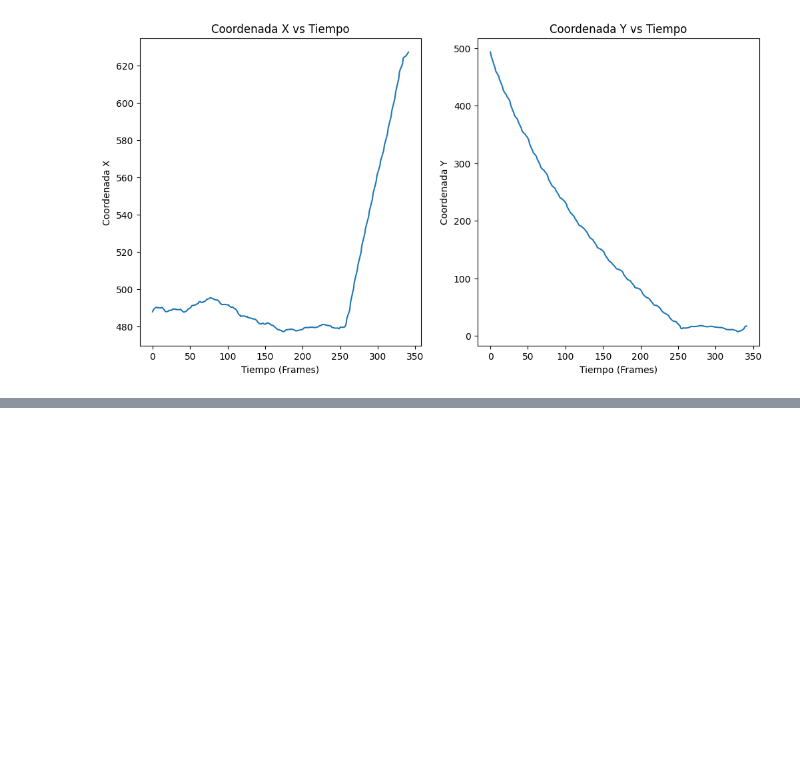
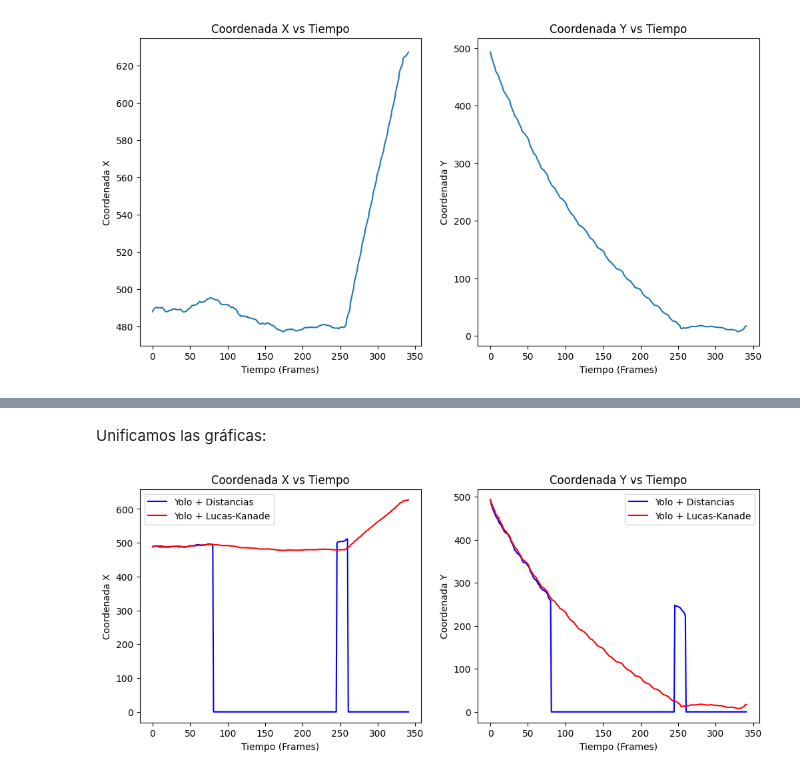
Before and after one commit to lunahernandez/PIAV, a Jupyter notebook: 07/flujo_optico.ipynb, the cells around one changed output, grey strips where cells are left out. Cells and saved outputs as stored; diff of their text form; code cells hidden in the pictures; blank space fills up the shorter version.

Commit message:
P07 graphics

```diff
--- a/07/flujo_optico.ipynb
+++ b/07/flujo_optico.ipynb
@@ -1464,21 +1464,21 @@ Graficamos las coordenadas X e Y con respecto al tiempo (medido en frames):
 
 import matplotlib.pyplot as plt
 
-t = np.linspace(0, len(history_points), num=len(history_points))
-x_points = []
-y_points = []
+t1 = np.linspace(0, len(history_points), num=len(history_points))
+x1_points = []
+y1_points = []
 for point in history_points:
-    x_points.append(int(point[0]))
-    y_points.append(int(point[1]))
+    x1_points.append(int(point[0]))
+    y1_points.append(int(point[1]))
 
 plt.figure(1, (12, 6))
 plt.subplot(1, 2, 1)
-plt.plot(t, x_points)
+plt.plot(t1, x1_points)
 plt.ylabel("Coordenada X")
 plt.xlabel("Tiempo (Frames)")
 plt.title("Coordenada X vs Tiempo")
 plt.subplot(1, 2, 2)
-plt.plot(t, y_points)
+plt.plot(t1, y1_points)
 plt.ylabel("Coordenada Y")
 plt.xlabel("Tiempo (Frames)")
 plt.title("Coordenada Y vs Tiempo")
@@ -1613,22 +1613,22 @@ A continuación, graficamos las coordenadas X e Y con respecto al tiempo:
 
 import matplotlib.pyplot as plt
 
-t = np.linspace(0, len(history_points), num=len(history_points))
-x_points = []
-y_points = []
+t2 = np.linspace(0, len(history_points), num=len(history_points))
+x2_points = []
+y2_points = []
 for point in history_points:
-    x_points.append(point.reshape(-1)[0])
-    y_points.append(point.reshape(-1)[1])
+    x2_points.append(point.reshape(-1)[0])
+    y2_points.append(point.reshape(-1)[1])
 
 print(len(history_points))
 plt.figure(1, (12, 6))
 plt.subplot(1, 2, 1)
-plt.plot(t, x_points)
+plt.plot(t2, x2_points)
 plt.ylabel("Coordenada X")
 plt.xlabel("Tiempo (Frames)")
 plt.title("Coordenada X vs Tiempo")
 plt.subplot(1, 2, 2)
-plt.plot(t, y_points)
+plt.plot(t2, y2_points)
 plt.ylabel("Coordenada Y")
 plt.xlabel("Tiempo (Frames)")
 plt.title("Coordenada Y vs Tiempo")
@@ -1644,3 +1644,24 @@ Atentiendo a las gráficas obtenidas, concluimos que al realizar el seguimiento
 No obtante, cuando la persona ya no está en la imagen, Lucas-Kanade sigue otro punto que se cruza y, por eso, pasados los 250 frames, la coordenada X aumenta drásticamente. Esto se puede observar en la siguiente imagen:
 
 ![yolo_lk_frame317.png](output/yolo/yolo_lk_frame317.png)
+# %% [markdown]
+Unificamos las gráficas:
+# %%
+plt.figure(1, (12, 10))
+plt.subplot(2, 2, 1)
+plt.plot(t1, x1_points, label="Yolo + Distancias", color="b")
+plt.plot(t2, x2_points, label="Yolo + Lucas-Kanade", color="r")
+plt.ylabel("Coordenada X")
+plt.xlabel("Tiempo (Frames)")
+plt.title("Coordenada X vs Tiempo")
+plt.legend(loc="upper left")
+plt.subplot(2, 2, 2)
+plt.plot(t1, y1_points, label="Yolo + Distancias", color="b")
+plt.plot(t2, y2_points, label="Yolo + Lucas-Kanade", color="r")
+plt.ylabel("Coordenada Y")
+plt.xlabel("Tiempo (Frames)")
+plt.title("Coordenada Y vs Tiempo")
+plt.legend()
+plt.show()
+# %% [output]
+[figure, added]
```
Also changed, not shown: parts of 1 cell of this notebook.
